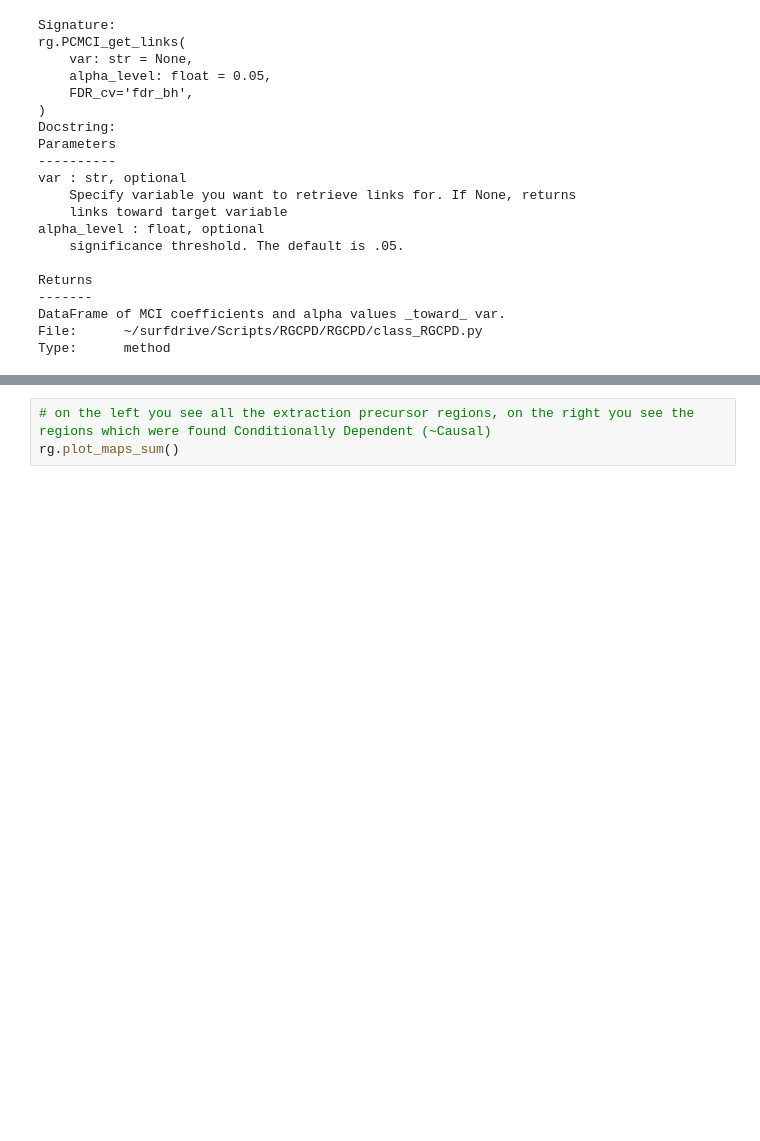
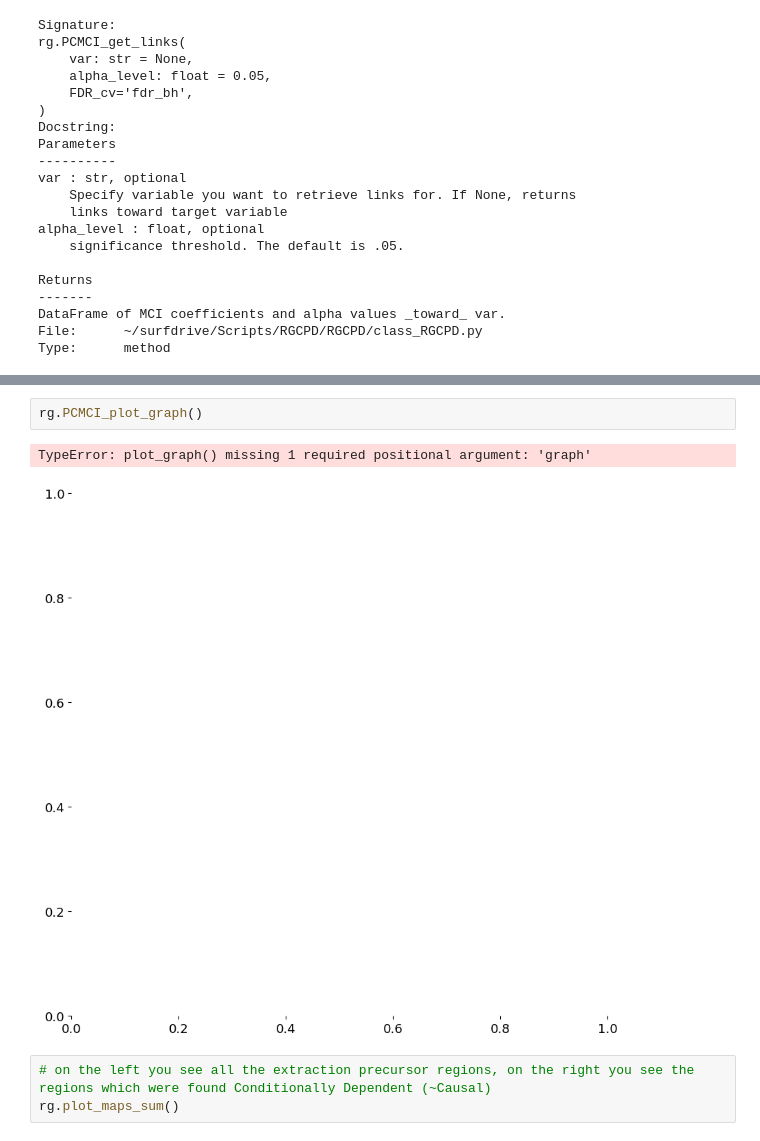
Before and after one commit to semvijverberg/RGCPD, a Jupyter notebook: subseasonal_mode.ipynb, the cells around one changed output, grey strips where cells are left out. Saved outputs shown, nothing was run; the diff lists cells and outputs as text; blank space fills up the shorter version.

```diff
--- a/subseasonal_mode.ipynb
+++ b/subseasonal_mode.ipynb
@@ -363,3 +362,8 @@ rg.df_links
+# %%
+rg.PCMCI_plot_graph()
+# %% [output]
+TypeError: plot_graph() missing 1 required positional argument: 'graph'
+[figure, added]
 # %%
 # on the left you see all the extraction precursor regions, on the right you see the regions which were found Conditionally Dependent (~Causal)
 rg.plot_maps_sum()
```
Also changed, not shown: parts of 11 cells of this notebook, 36 other files.
